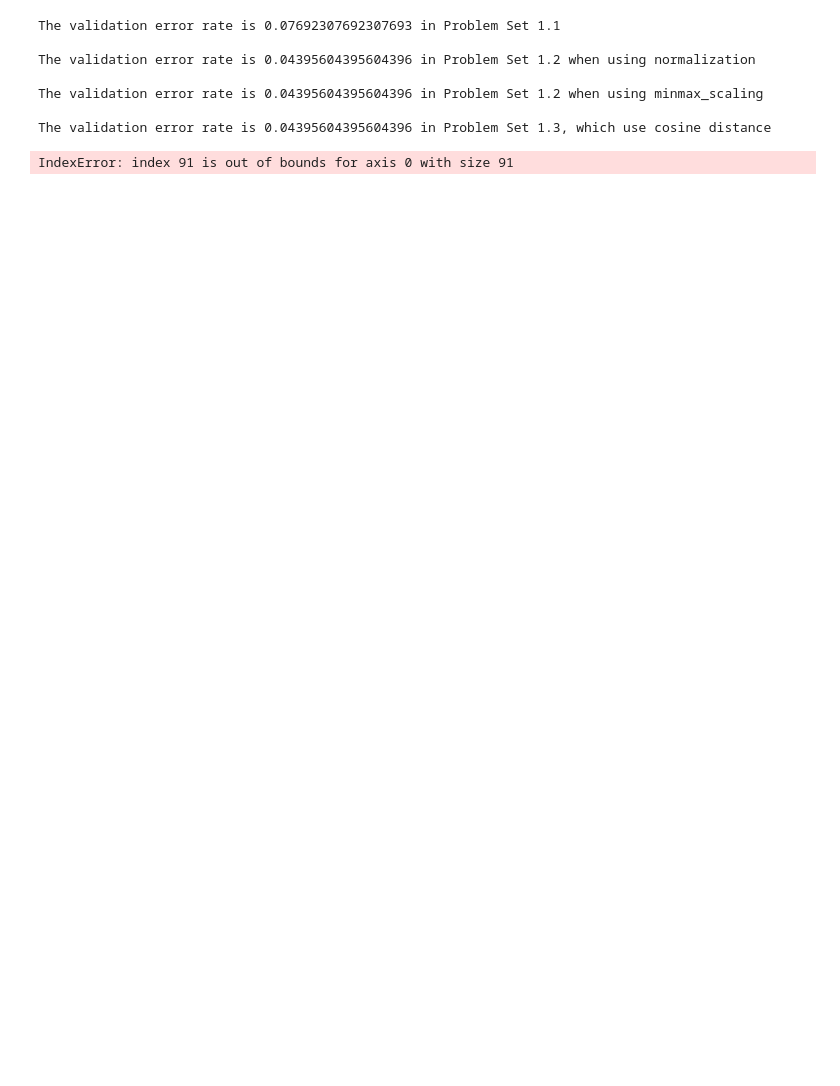
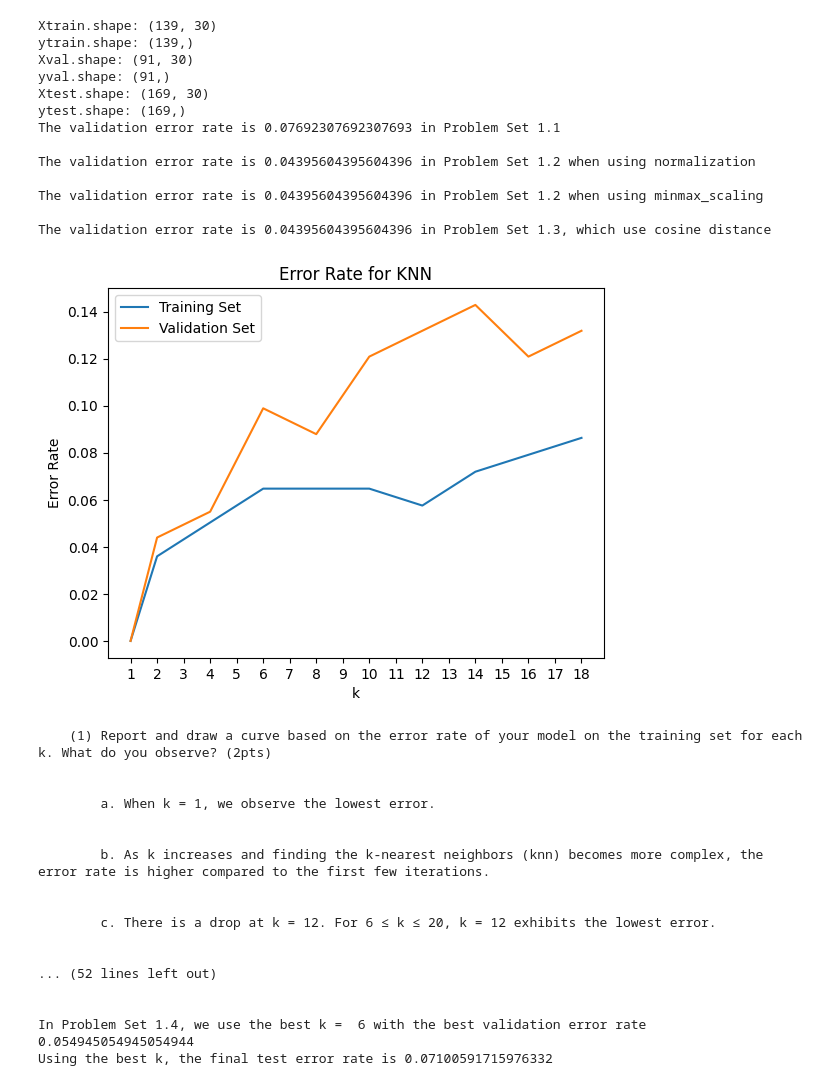
Before and after one commit to ehsankhaligh/CSCI567-Machine-Learning, a Jupyter notebook: HW1/Q3/Q3.ipynb, the cells around one changed output. Saved outputs shown, nothing was run; the diff lists cells and outputs as text; code cells hidden in the pictures; blank space fills up the shorter version.

```diff
--- a/HW1/Q3/Q3.ipynb
+++ b/HW1/Q3/Q3.ipynb
@@ -275,6 +275,12 @@ def main():
 
     # Compute distance matrix
     Xtrain, ytrain, Xval, yval, Xtest, ytest = data_processing(data)
+    print("Xtrain.shape:", Xtrain.shape)
+    print("ytrain.shape:", ytrain.shape)
+    print("Xval.shape:", Xval.shape)
+    print("yval.shape:", yval.shape)
+    print("Xtest.shape:", Xtest.shape)
+    print("ytest.shape:", ytest.shape)
 
     dists = compute_l2_distances(Xtrain, Xval)
 
@@ -347,7 +353,7 @@ def main():
         train_errors.append(error_rate)
 
         #Report and draw a curve based on the error rate of your model on the validation set for each k.
-        dists = compute_l2_distances(Xtrain, Xval)
+        dists = compute_l2_distances(Xval, Xval)
         ypred = predict_labels(k, yval, dists)
         error_rate = compute_error_rate(yval, ypred)
         validation_errors.append(error_rate)
@@ -365,44 +371,98 @@ def main():
     print("""
     (1) Report and draw a curve based on the error rate of your model on the training set for each k. What do you observe? (2pts) \n
 
+        a. When k = 1, we observe the lowest error. \n
+
+        b. As k increases and finding the k-nearest neighbors (knn) becomes more complex, the error rate is higher compared to the first few iterations. \n
+
+        c. There is a drop at k = 12. For 6 ≤ k ≤ 20, k = 12 exhibits the lowest error. \n
+
+        d. The error line remains flat between k = 6 and k = 10. \n
+
     (2) Report and draw a curve based on the error rate of your model on the validation set for each k. What is your best k? (2pts) \n
+
+        a. For 1 ≤ k ≤ 20 1≤K≤20, the error rate is higher than that of the training set. \n
+
+        b. This is possible because the sample population is smaller than the training population, which impacts the performance of the KNN. \n
+
+        c. It is possible that the validation set has fewer data points, and a single error rate contributes more to the overall error rate. \n
+
+        d. There is a drop in the error rate when k increases from 6 to 8, and another drop occurs between 16 to 18. \n
+
 
     (3) What do you observe by comparing the difference between the two curves? (2pts) \n
 
+        a. For all k's, the error rate for the training set is lower than that for the validation set. \n
+
+        b. The rate of change is higher for the validation set. \n
+
+        c. The error rate drop on the validation set may not necessarily be the same as in the training set.\n
+
     (4) What is the final test set error rate you get using your best-k? (1pt) \n
+
+        In Problem Set 1.4, we use the best k =  6 with the best validation error rate 0.054945054945054944\n
+        Using the best k, the final test error rate is 0.07100591715976332\n
+
 
     (5) Comment on these results from the perspective of overfitting, generalization and hyper-parameter tuning. (3pts).\n
 
-
+        a. Small values of k, insufficiently smooth Dat, imbalanced Datasets in general can lead to overfitting.\n
+           For k=1, it is overfitting, becuase the nearest neighbor is the point itself.\n
+        c. Choosing smaller values for k, such as 1 or 3, tends to make the model more sensitive to local patterns. \n
+           Larger values for k, increase the influence of a larger number of neighbors, making the model more general.\n
+        d. Trying X fold CV on different Ks can help us to find the best k.\n
     """)
 
     #####################################################
 
     #==========select the best k by using validation set==============
     dists = compute_l2_distances(Xtrain, Xval)
     best_k, validation_error, best_err = find_best_k(K, ytrain, dists, yval)
 
     #===============test the performance with your best k=============
     dists = compute_l2_distances(Xtrain, Xtest)
     ypred = predict_labels(best_k, ytrain, dists)
     test_err = compute_error_rate(ytest, ypred)
     print("In Problem Set 1.4, we use the best k = ", best_k, "with the best validation error rate", best_err)
     print("Using the best k, the final test error rate is", test_err)
     #====================write your results to file===================
     f=open(output_file, 'w')
     for i in range(len(K)):
         f.write('%d %.3f' % (K[i], validation_error[i])+'\n')
         f.write('%s %.3f' % ('test', test_err))
     f.close()
 
 if __name__ == "__main__":
 	main()
 # %% [output]
+Xtrain.shape: (139, 30)
+ytrain.shape: (139,)
+Xval.shape: (91, 30)
+yval.shape: (91,)
+Xtest.shape: (169, 30)
+ytest.shape: (169,)
 The validation error rate is 0.07692307692307693 in Problem Set 1.1
 
 The validation error rate is 0.04395604395604396 in Problem Set 1.2 when using normalization
 
 The validation error rate is 0.04395604395604396 in Problem Set 1.2 when using minmax_scaling
 
 The validation error rate is 0.04395604395604396 in Problem Set 1.3, which use cosine distance
+[figure, added]
-IndexError: index 91 is out of bounds for axis 0 with size 91
+    (1) Report and draw a curve based on the error rate of your model on the training set for each k. What do you observe? (2pts)
+
+
+        a. When k = 1, we observe the lowest error.
+
+
+        b. As k increases and finding the k-nearest neighbors (knn) becomes more complex, the error rate is higher compared to the first few iterations.
+
+
+        c. There is a drop at k = 12. For 6 ≤ k ≤ 20, k = 12 exhibits the lowest error.
+
+
+... (52 lines left out)
+
+
+In Problem Set 1.4, we use the best k =  6 with the best validation error rate 0.054945054945054944
+Using the best k, the final test error rate is 0.07100591715976332
```
Also changed, not shown: 5 other files.
